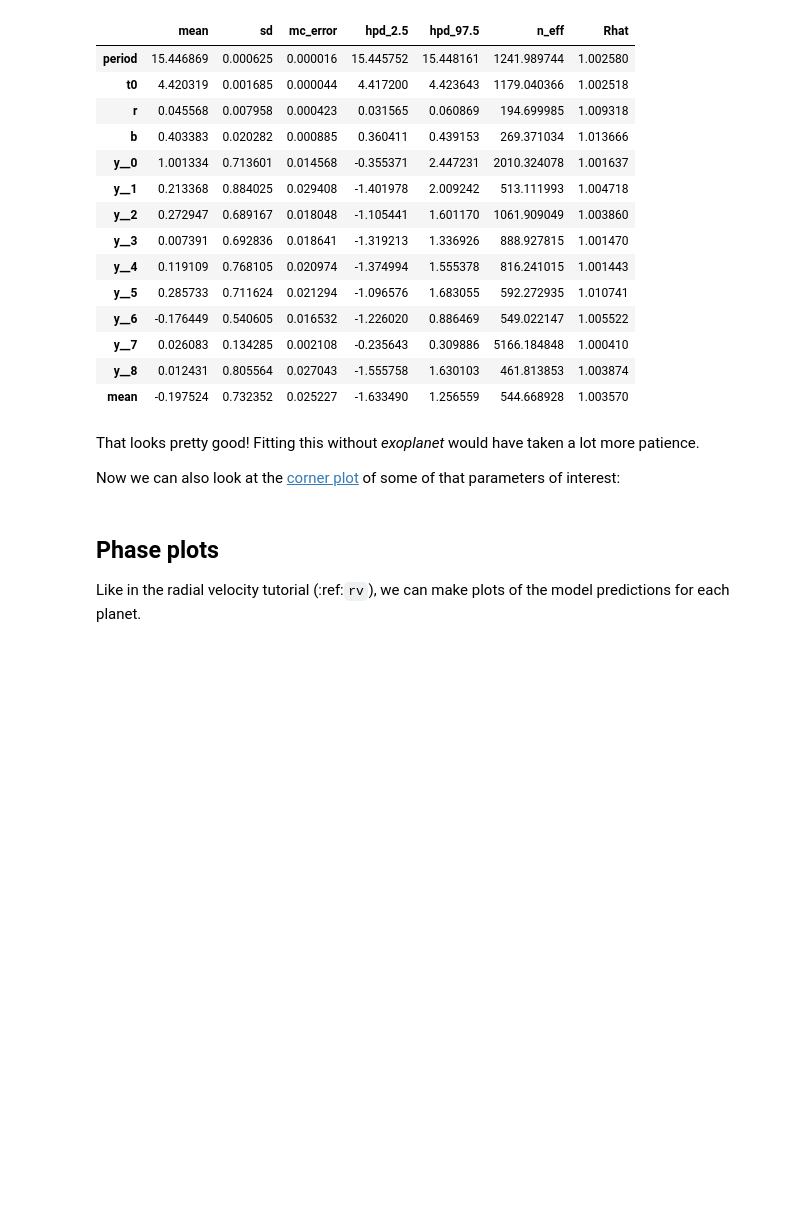
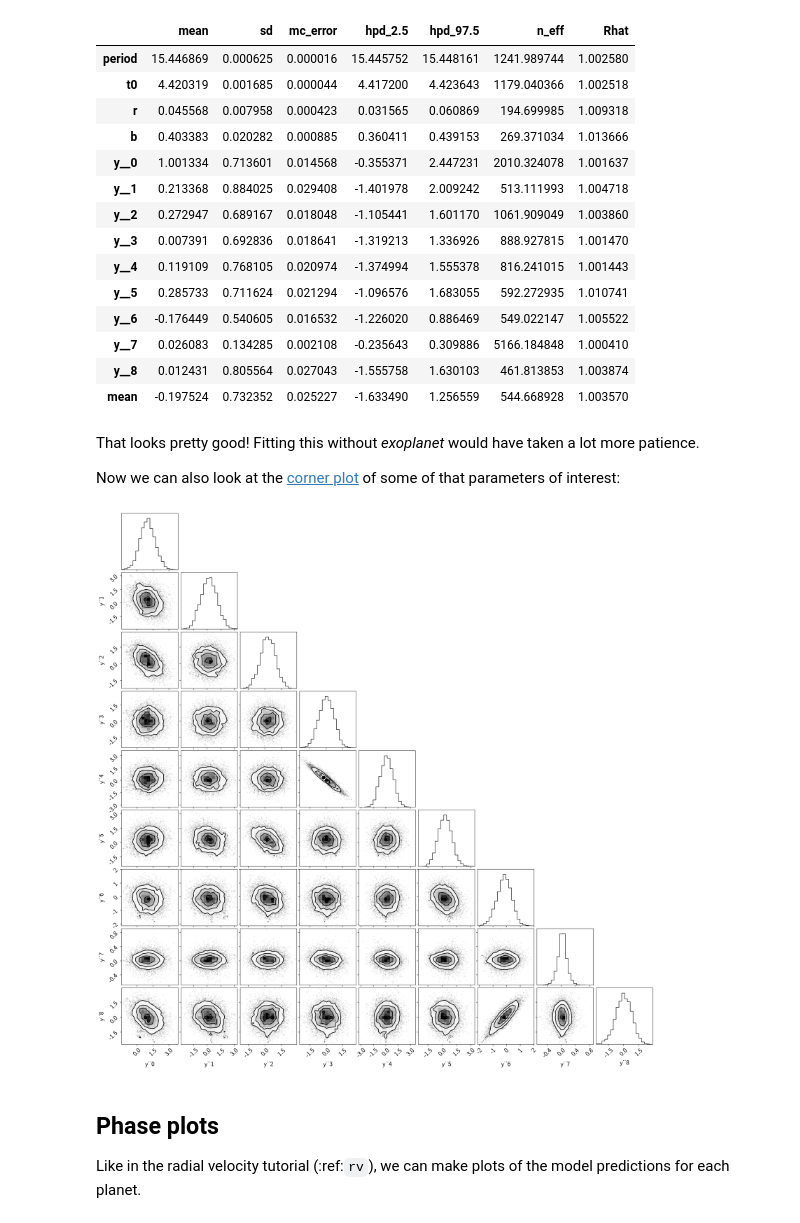
Before and after one commit to rodluger/starry, a Jupyter notebook: scripts/exoplanet_inference.ipynb, the cells around one changed output. Drawn from its saved outputs; the diff is of its cells as text; code cells hidden in the pictures; blank space fills up the shorter version.

```diff
--- a/scripts/exoplanet_inference.ipynb
+++ b/scripts/exoplanet_inference.ipynb
@@ -158,8 +158,10 @@ Fitting this without *exoplanet* would have taken a lot more patience.
 Now we can also look at the [corner plot](https://corner.readthedocs.io) of some of that parameters of interest:
 # %%
 import corner
-samples = pm.trace_to_dataframe(trace) #, varnames=["period", "r"])
+samples = pm.trace_to_dataframe(trace, varnames=["y"])
 corner.corner(samples);
+# %% [output]
+[figure, added]
 # %% [markdown]
 ## Phase plots
 
```
Also changed, not shown: 8 other files.
